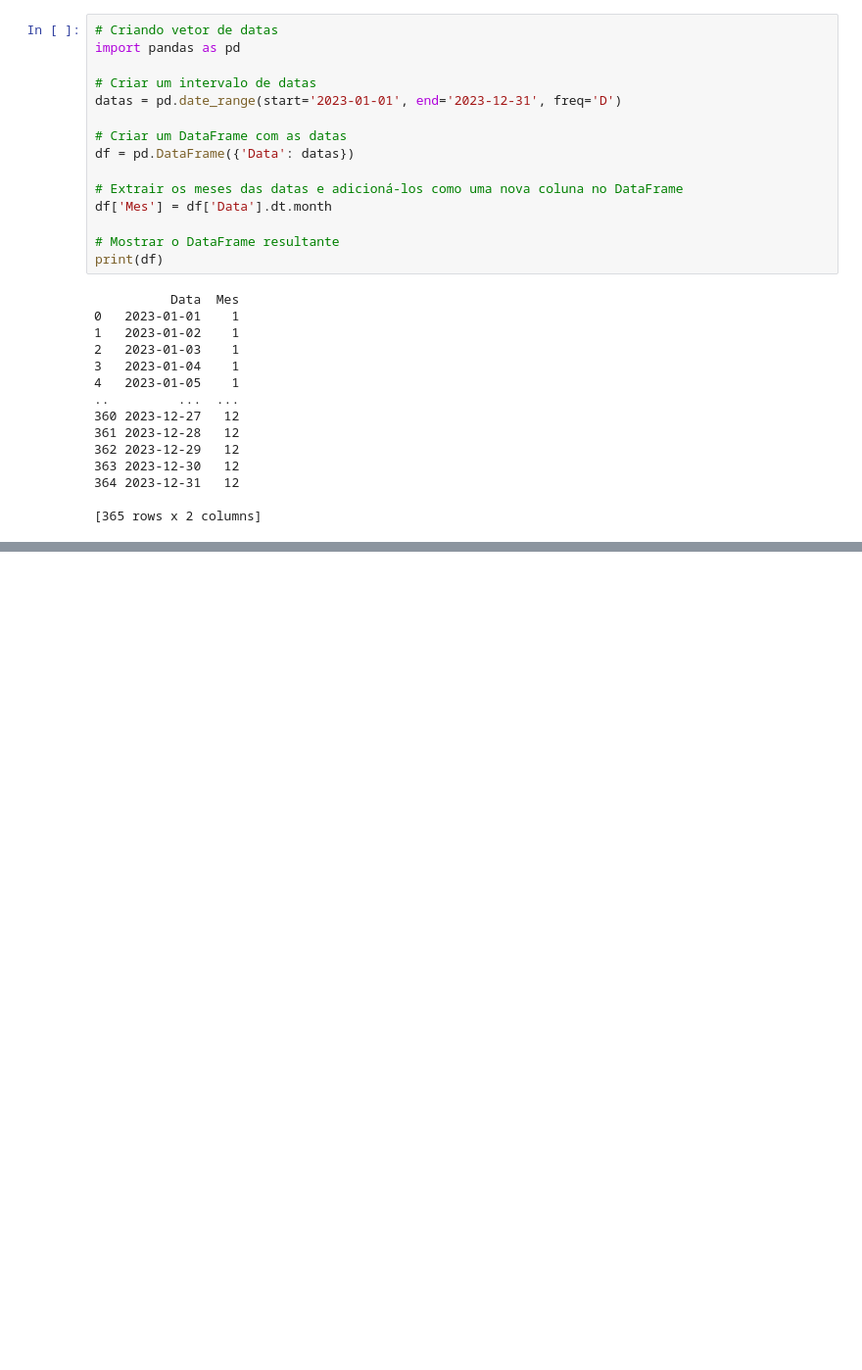
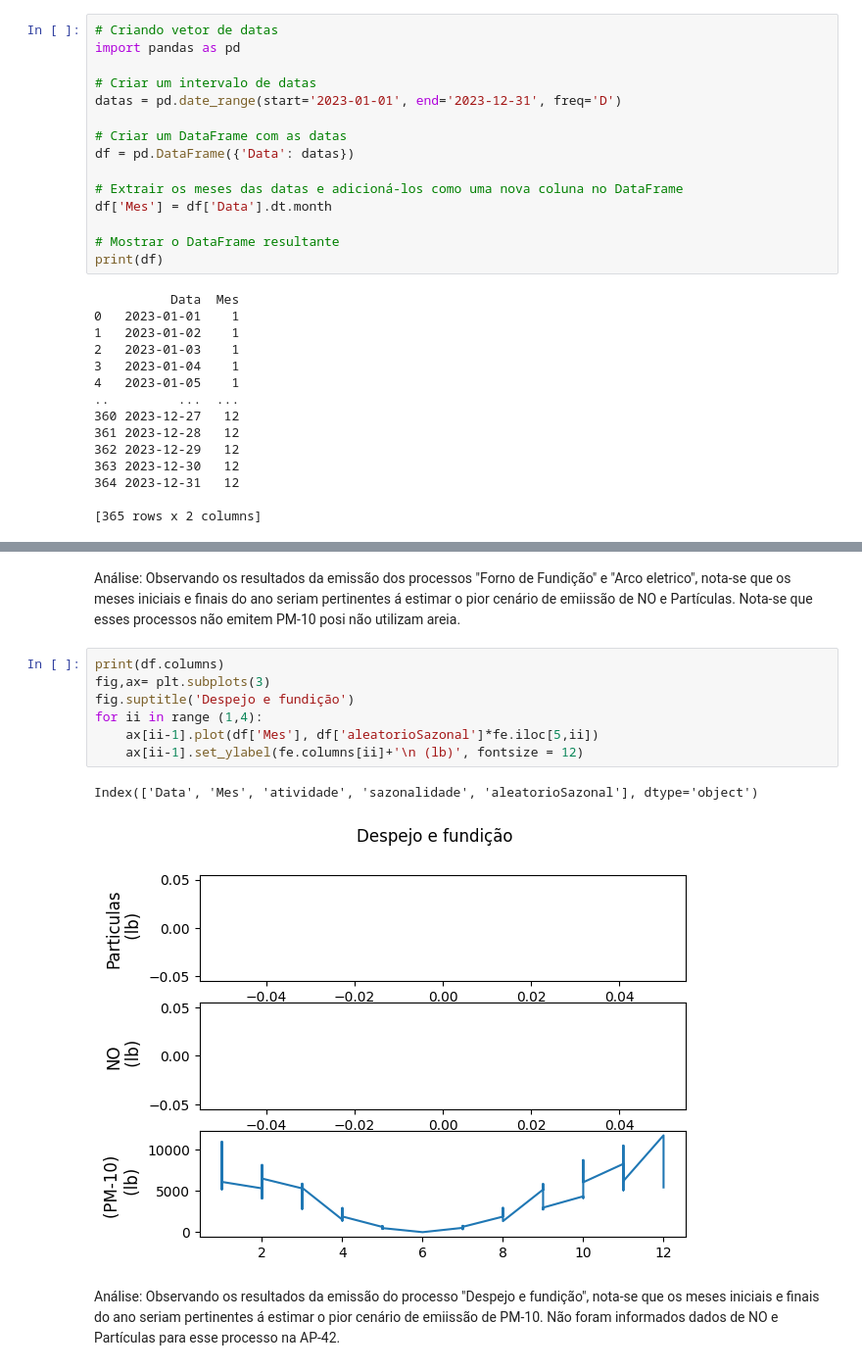
Before and after one commit to GuilhermeAudi/Poluicao_Atmosferica, a Jupyter notebook: Atividade 01(tupy).ipynb, the cells around one changed output, grey strips where cells are left out. Shown: that part at 98% size. Cells and saved outputs as stored; diff of their text form; blank space fills up the shorter version.

```diff
--- a/Atividade 01(tupy).ipynb
+++ b/Atividade 01(tupy).ipynb
@@ -269,3 +269,17 @@ Index(['Data', 'Mes', 'atividade', 'sazonalidade', 'aleatorioSazonal'], dtype='o
+# %% [markdown]
+Análise: Observando os resultados da emissão dos processos "Forno de Fundição" e "Arco eletrico", nota-se que os meses iniciais e finais do ano seriam pertinentes á estimar o pior cenário de emiissão de NO e  Partículas. Nota-se que esses processos não emitem PM-10 posi não utilizam areia.
+# %%
+print(df.columns)
+fig,ax= plt.subplots(3)
+fig.suptitle('Despejo e fundição')
+for ii in range (1,4):
+    ax[ii-1].plot(df['Mes'], df['aleatorioSazonal']*fe.iloc[5,ii])
+    ax[ii-1].set_ylabel(fe.columns[ii]+'\n (lb)', fontsize = 12)
+# %% [output]
+Index(['Data', 'Mes', 'atividade', 'sazonalidade', 'aleatorioSazonal'], dtype='object')
+[figure, added]
+# %% [markdown]
+Análise: Observando os resultados da emissão do  processo "Despejo e fundição", nota-se que os meses iniciais e finais do ano seriam pertinentes á estimar o pior cenário de emiissão de PM-10. Não foram informados dados de NO e Partículas para esse processo na AP-42.
 # %%
 # A estrutura desta parte do código teve como referência a atividade 1 desenvolvida pelas alunas Bianca Bonneti e Bianca Cadamuro
 # Calcular a soma das emissões considerando todos os processos
```
Also changed, not shown: parts of 11 cells of this notebook, 1 other file.
